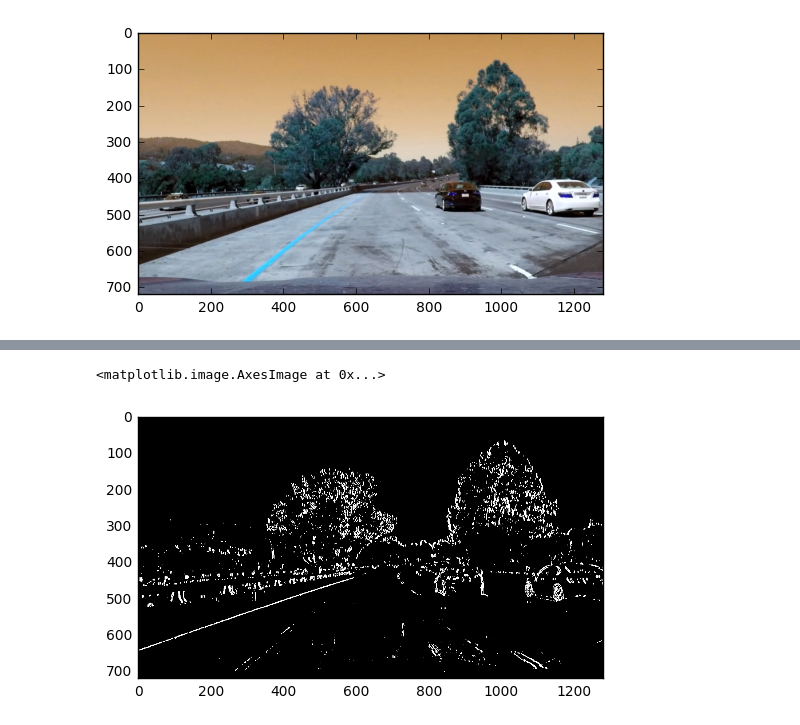
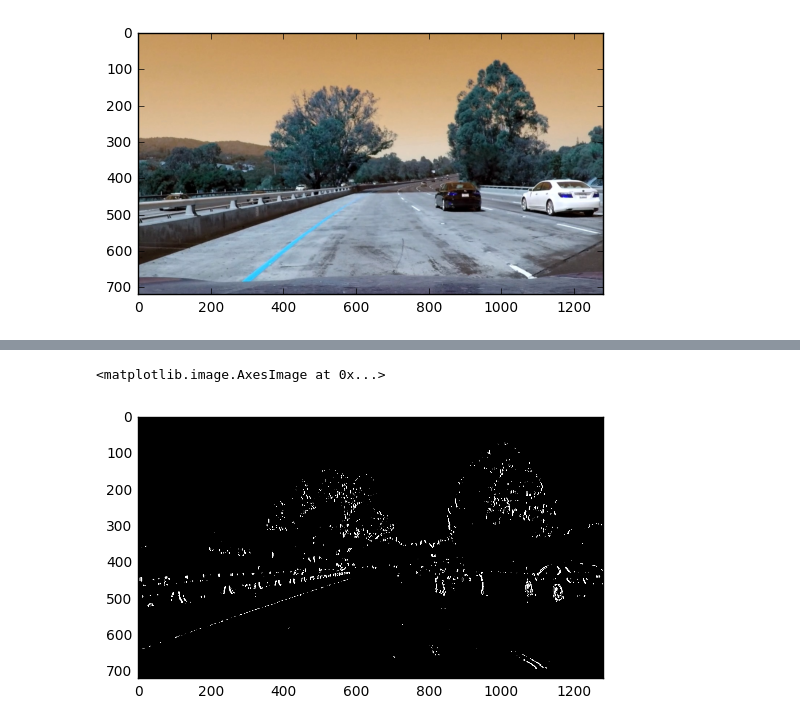
Before and after one commit to alpernkanli/CarND-Advanced-Lane-Lines, a Jupyter notebook: Explore-2.ipynb, the cells around one changed output, grey strips where cells are left out. Cells and saved outputs as stored; diff of their text form; code cells hidden in the pictures.

```diff
--- a/Explore-2.ipynb
+++ b/Explore-2.ipynb
@@ -123,6 +113,6 @@ plt.imshow(dir_binary, cmap='gray')
 # %%
-x_binary = abs_sobel_thresh(r, 'x', 3, (30, 150))
+x_binary = abs_sobel_thresh(r, 'x', 3, (50, 160))
 plt.imshow(x_binary, cmap='gray')
 # %% [output]
 <matplotlib.image.AxesImage at 0x...>
-[figure, old version]
+[figure, new version]
```
Also changed, not shown: parts of 23 cells of this notebook, 1 other file.
